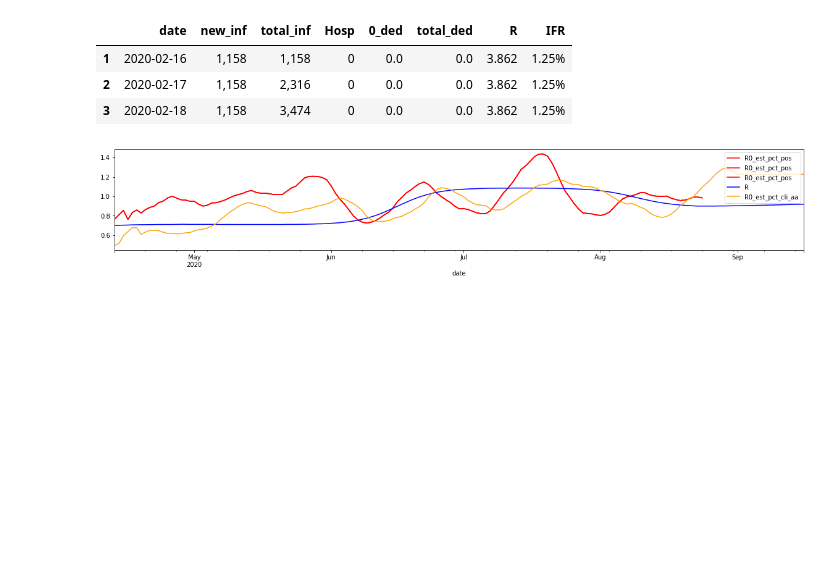
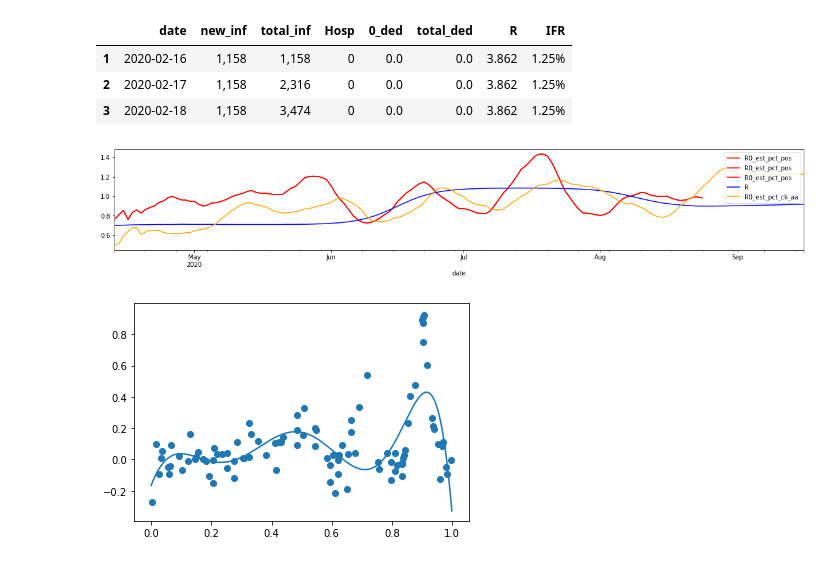
Before and after one commit to 10Exahertz/COVID_challenge, a Jupyter notebook: covid_challenge1.py.ipynb, the cells around one changed output. Saved outputs shown, nothing was run; the diff lists cells and outputs as text; code cells hidden in the pictures; blank space fills up the shorter version.

```diff
--- a/covid_challenge1.py.ipynb
+++ b/covid_challenge1.py.ipynb
@@ -149,3 +149,100 @@ df_NewYork.plot(kind='line',x='date',y='R0_est_pct_cli_aa',color='orange',ax=ax)
 plt.show()
 # %% [output]
 [figure]
+# %%
+from math import sin
+from math import pi
+from numpy import arange
+from numpy import vstack
+from numpy import argmax
+from numpy import asarray
+from numpy.random import normal
+from numpy.random import random
+from scipy.stats import norm
+from sklearn.gaussian_process import GaussianProcessRegressor
+from warnings import catch_warnings
+from warnings import simplefilter
+from matplotlib import pyplot
+
+# objective function
+def objective(x, noise=0.1):
+	noise = normal(loc=0, scale=noise)
+	return (x**2 * sin(5 * pi * x)**6.0) + noise
+
+# surrogate or approximation for the objective function
+def surrogate(model, X):
+	# catch any warning generated when making a prediction
+	with catch_warnings():
+		# ignore generated warnings
+		simplefilter("ignore")
+		return model.predict(X, return_std=True)
+
+# probability of improvement acquisition function
+def acquisition(X, Xsamples, model):
+	# calculate the best surrogate score found so far
+	yhat, _ = surrogate(model, X)
+	best = max(yhat)
+	# calculate mean and stdev via surrogate function
+	mu, std = surrogate(model, Xsamples)
+	mu = mu[:, 0]
+	# calculate the probability of improvement
+	probs = norm.cdf((mu - best) / (std+1E-9))
+	return probs
+
+# optimize the acquisition function
+def opt_acquisition(X, y, model):
+	# random search, generate random samples
+	Xsamples = random(100)
+	Xsamples = Xsamples.reshape(len(Xsamples), 1)
+	# calculate the acquisition function for each sample
+	scores = acquisition(X, Xsamples, model)
+	# locate the index of the largest scores
+	ix = argmax(scores)
+	return Xsamples[ix, 0]
+
+# plot real observations vs surrogate function
+def plot(X, y, model):
+	# scatter plot of inputs and real objective function
+	pyplot.scatter(X, y)
+	# line plot of surrogate function across domain
+	Xsamples = asarray(arange(0, 1, 0.001))
+	Xsamples = Xsamples.reshape(len(Xsamples), 1)
+	ysamples, _ = surrogate(model, Xsamples)
+	pyplot.plot(Xsamples, ysamples)
+	# show the plot
+	pyplot.show()
+
+# sample the domain sparsely with noise
+X = random(100)
+y = asarray([objective(x) for x in X])
+# reshape into rows and cols
+X = X.reshape(len(X), 1)
+y = y.reshape(len(y), 1)
+# define the model
+model = GaussianProcessRegressor()
+# fit the model
+model.fit(X, y)
+# plot before hand
+plot(X, y, model)
+# perform the optimization process
+for i in range(100):
+	# select the next point to sample
+	x = opt_acquisition(X, y, model)
+	# sample the point
+	actual = objective(x)
+	# summarize the finding
+	est, _ = surrogate(model, [[x]])
+	print('>x=%.3f, f()=%3f, actual=%.3f' % (x, est, actual))
+	# add the data to the dataset
+	X = vstack((X, [[x]]))
+	y = vstack((y, [[actual]]))
+	# update the model
+	model.fit(X, y)
+
+# plot all samples and the final surrogate function
+plot(X, y, model)
+# best result
+ix = argmax(y)
+print('Best Result: x=%.3f, y=%.3f' % (X[ix], y[ix]))
+# %% [output]
+[figure, added]
```
Also changed, not shown: parts of 5 cells of this notebook.
